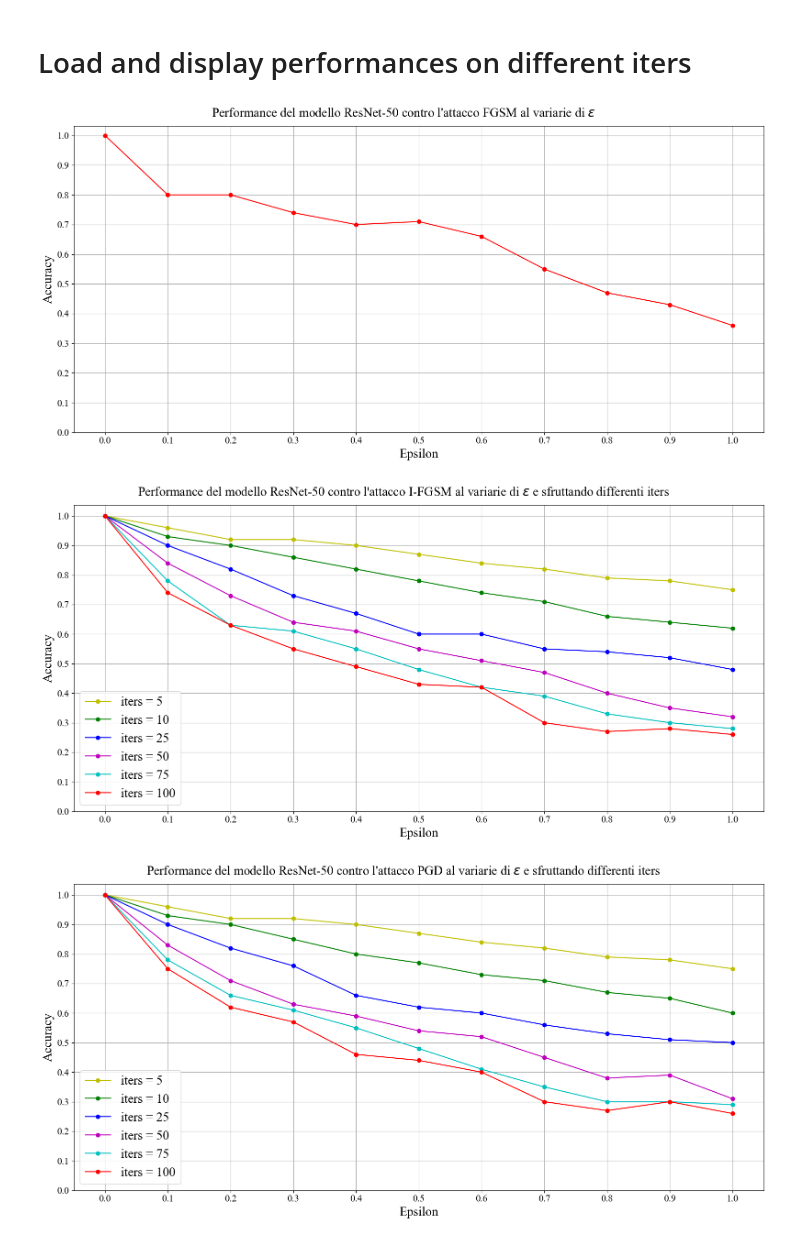
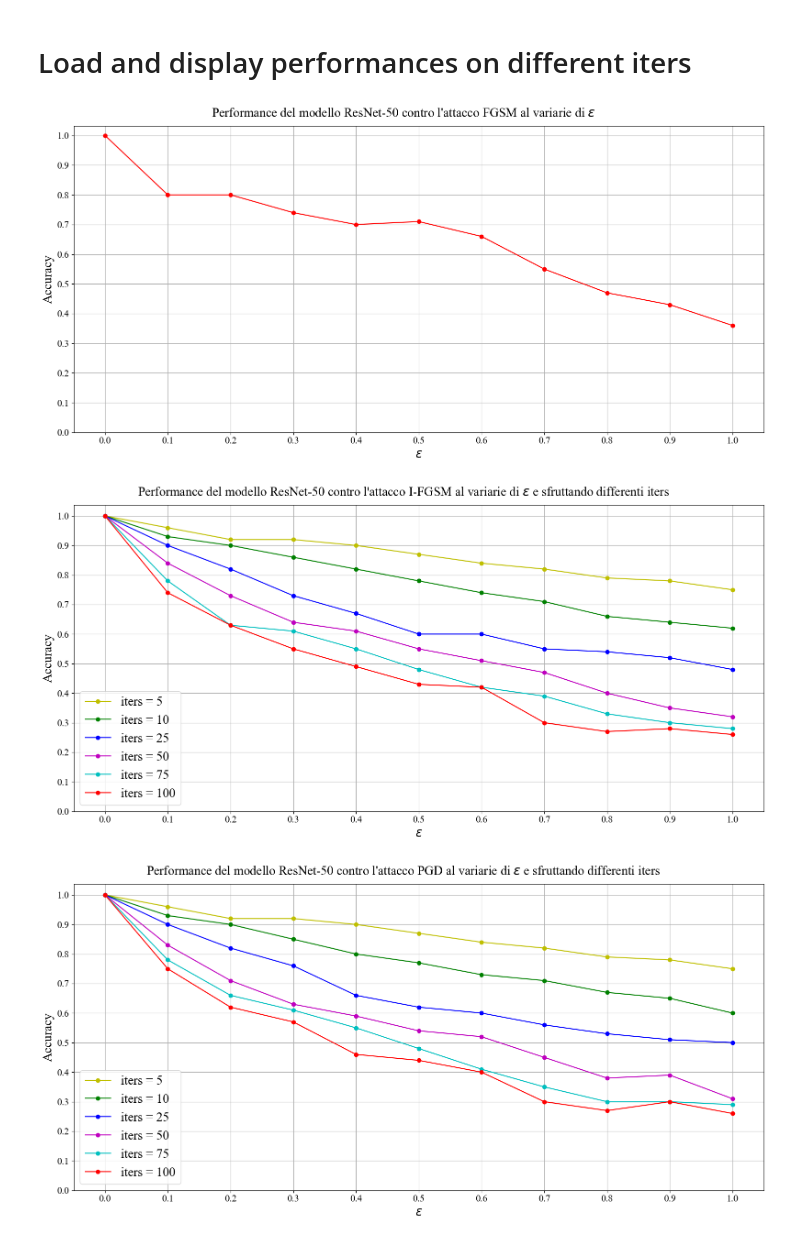
Before and after one commit to Fabbioo/Adversarial-Attacks-on-CNNs, a Jupyter notebook: 07_plot_ResNet_accuracy_on_different_iters.ipynb, the cells around one changed output. Saved outputs shown, nothing was run; the diff lists cells and outputs as text; code cells hidden in the pictures.

```diff
--- a/07_plot_ResNet_accuracy_on_different_iters.ipynb
+++ b/07_plot_ResNet_accuracy_on_different_iters.ipynb
@@ -7,18 +7,18 @@ from functions import *
 # %%
 fgsm: list[float] = np.loadtxt("res/fgsm_accuracies.txt", delimiter = ' ').tolist()
 
 plt.figure()
 plt.plot(epsilons, fgsm, marker = 'o', color = 'r')
 plt.suptitle("Performance del modello ResNet-50 contro l\'attacco FGSM al variarie di $\epsilon$")
-plt.xlabel("Epsilon")
+plt.xlabel("$\epsilon$")
 plt.ylabel("Accuracy")
 plt.xticks(np.arange(0, 1.1, step = 0.1))
 plt.yticks(np.arange(0, 1.1, step = 0.1))
 plt.grid()
 
 del fgsm
 # %% [output]
-[figure, old version]
+[figure, new version]
 # %%
 ifgsm_5_iters: list[float] = np.loadtxt("res/ifgsm_accuracies_5iters.txt", delimiter = ' ').tolist()
 ifgsm_10_iters: list[float] = np.loadtxt("res/ifgsm_accuracies_10iters.txt", delimiter = ' ').tolist()
@@ -36,7 +36,7 @@ plt.plot(epsilons, ifgsm_75_iters, label = "iters = 75", marker = 'o', color = '
 plt.plot(epsilons, ifgsm_100_iters, label = "iters = 100", marker = 'o', color = 'r')
 plt.legend(loc = "lower left")
 plt.suptitle("Performance del modello ResNet-50 contro l\'attacco I-FGSM al variarie di $\epsilon$ e sfruttando differenti iters")
-plt.xlabel("Epsilon")
+plt.xlabel("$\epsilon$")
 plt.ylabel("Accuracy")
 plt.xticks(np.arange(0, 1.1, step = 0.1))
 plt.yticks(np.arange(0, 1.1, step = 0.1))
@@ -44,7 +44,7 @@ plt.grid()
 
 del ifgsm_5_iters, ifgsm_10_iters, ifgsm_25_iters, ifgsm_50_iters, ifgsm_75_iters, ifgsm_100_iters
 # %% [output]
-[figure, old version]
+[figure, new version]
 # %%
 pgd_5_iters: list[float] = np.loadtxt("res/pgd_accuracies_5iters.txt", delimiter = ' ').tolist()
 pgd_10_iters: list[float] = np.loadtxt("res/pgd_accuracies_10iters.txt", delimiter = ' ').tolist()
@@ -62,7 +62,7 @@ plt.plot(epsilons, pgd_75_iters, label = "iters = 75", marker = 'o', color = 'c'
 plt.plot(epsilons, pgd_100_iters, label = "iters = 100", marker = 'o', color = 'r')
 plt.legend()
 plt.suptitle("Performance del modello ResNet-50 contro l\'attacco PGD al variarie di $\epsilon$ e sfruttando differenti iters")
-plt.xlabel("Epsilon")
+plt.xlabel("$\epsilon$")
 plt.ylabel("Accuracy")
 plt.xticks(np.arange(0, 1.1, step = 0.1))
 plt.yticks(np.arange(0, 1.1, step = 0.1))
@@ -70,4 +70,4 @@ plt.grid()
 
 del pgd_5_iters, pgd_10_iters, pgd_25_iters, pgd_50_iters, pgd_75_iters, pgd_100_iters
 # %% [output]
-[figure, old version]
+[figure, new version]
```
Also changed, not shown: 5 other files.
